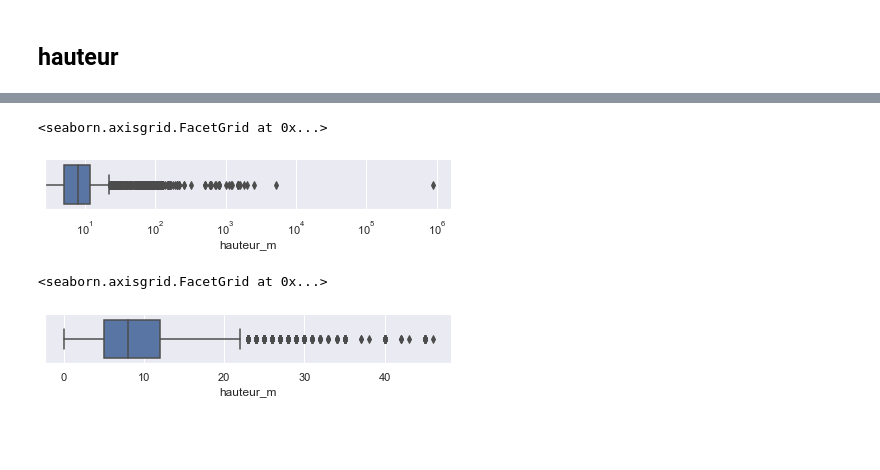
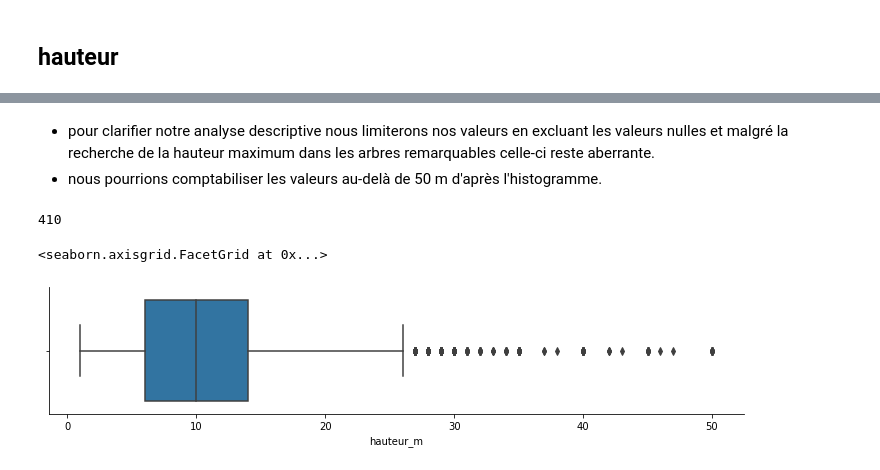
Before and after one commit to dicesare/Decrivez_et_nettoyez_votre_jeu_de_donnees, a Jupyter notebook: P2_01_notebook.ipynb, the cells around one changed output, grey strips where cells are left out. Cells and saved outputs as stored; diff of their text form; code cells hidden in the pictures; blank space fills up the shorter version.

```diff
--- a/P2_01_notebook.ipynb
+++ b/P2_01_notebook.ipynb
@@ -486,0 +504,4 @@ Name: circonference_cm, dtype: float64
+# %%
+arbres_clean_circonference = arbres_clean.where(arbres_clean.circonference_cm <= 705)
+arbres_clean_circonference = arbres_clean_circonference.where(arbres_clean.circonference_cm > 0)
+arbres_clean_circonference.describe()
@@ -493,3 +532,0 @@ graph.set(xscale="log")
-# %%
-arbres_clean_circonference = arbres_clean.where(arbres_clean.circonference_cm < 650).where(arbres_clean.circonference_cm > 0)
-sns.catplot(data=arbres_clean_circonference, x='circonference_cm', hue ="circonference_cm", kind="box", height=1.5, aspect=4 )
@@ -500,0 +540,6 @@ sns.catplot(data=arbres_clean_circonference, x='circonference_cm', hue ="circonf
+# %%
+remarquable = arbres_clean_circonference.where(arbres_clean_circonference.remarquable == 1.0).dropna(subset=['remarquable'])
+remarquable_ht_max = remarquable['hauteur_m'].max()
+print(remarquable_ht_max)
+graph = sns.catplot(data=arbres_clean_circonference, x='hauteur_m', hue ="hauteur_m", kind="box", height=2.5, aspect=4)
+graph.set(xscale="log")
@@ -500,0 +550,6 @@ sns.catplot(data=arbres_clean_circonference, x='circonference_cm', hue ="circonf
+# %%
+arbres_clean_hauteur = arbres_clean_circonference.where(arbres_clean_circonference.hauteur_m <= remarquable_ht_max )
+arbres_clean_hauteur = arbres_clean_hauteur.where(arbres_clean_hauteur.hauteur_m > 0)
+histogramme = sns.displot(data=arbres_clean_hauteur, x="hauteur_m", kde=True, height=6, aspect=1.8)
+histogramme.set(xlabel="hauteur des arbres(m)", ylabel="nombre d'individu")
+plt.show()
@@ -501,12 +558,13 @@ sns.catplot(data=arbres_clean_circonference, x='circonference_cm', hue ="circonf
+# %% [markdown]
++ pour clarifier notre analyse descriptive nous limiterons nos valeurs en excluant les valeurs nulles et malgré la recherche de la hauteur maximum dans les arbres remarquables celle-ci reste aberrante.
++ nous pourrions comptabiliser les valeurs au-delà de 50 m d'après l'histogramme.
+# %%
+arbres_clean_hauteur.hauteur_m.where(arbres_clean_hauteur.hauteur_m > 50).count()
+# %% [output]
+410
 # %%
-graph = sns.catplot(data=arbres_clean, x='hauteur_m', hue ="hauteur_m", kind="box", height=1.5, aspect=4)
-graph.set(xscale="log")
+arbres_clean_quantitative = arbres_clean_hauteur.where(arbres_clean_hauteur.hauteur_m <= 50)
+sns.catplot(data=arbres_clean_quantitative, x='hauteur_m', hue ="hauteur_m", kind="box", height=2.5, aspect=4)
 # %% [output]
 <seaborn.axisgrid.FacetGrid at 0x...>
-[figure, old version]
+[figure, new version]
-# %%
-arbres_clean_hauteur = arbres_clean.where(arbres_clean.hauteur_m <= 46)
-sns.catplot(data=arbres_clean_hauteur, x='hauteur_m', hue ="hauteur_m", kind="box", height=1.5, aspect=4)
-# %% [output]
-<seaborn.axisgrid.FacetGrid at 0x...>
-[figure, removed]
```
Also changed, not shown: parts of 28 cells of this notebook, 1 other file.
